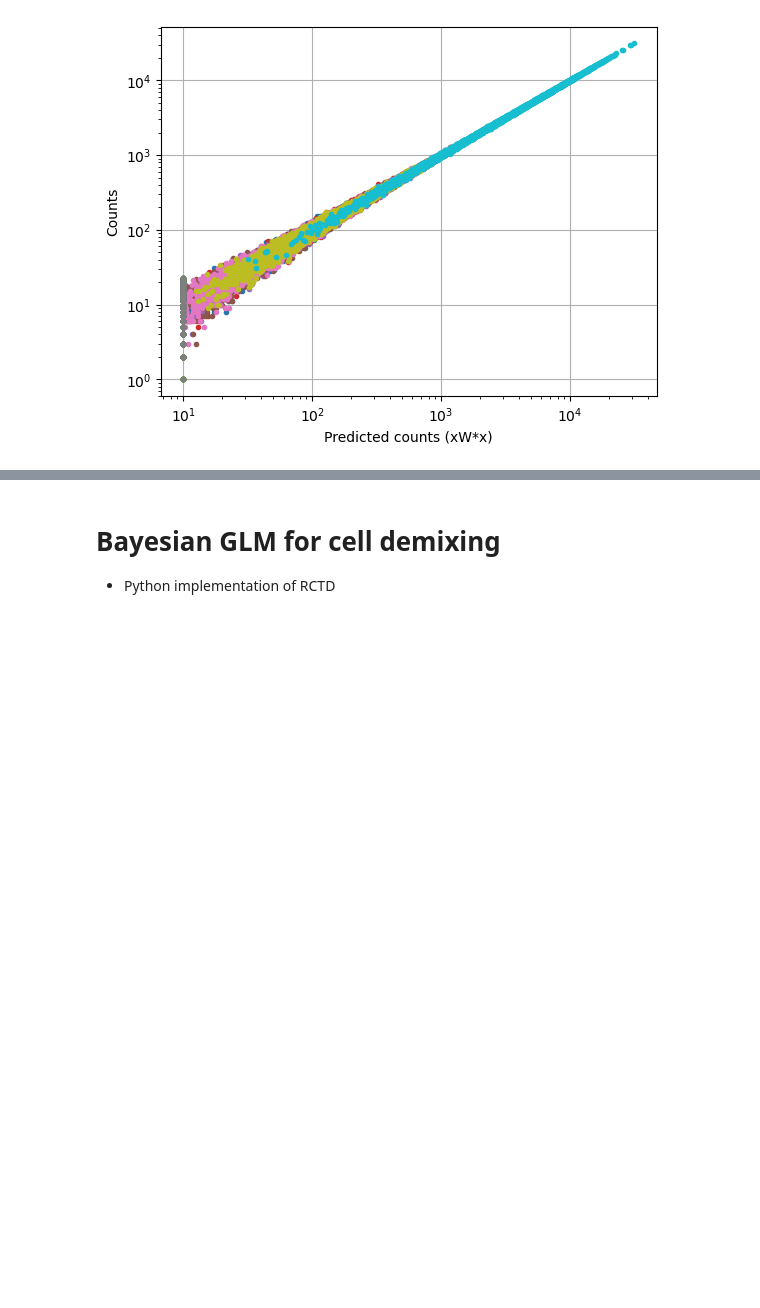
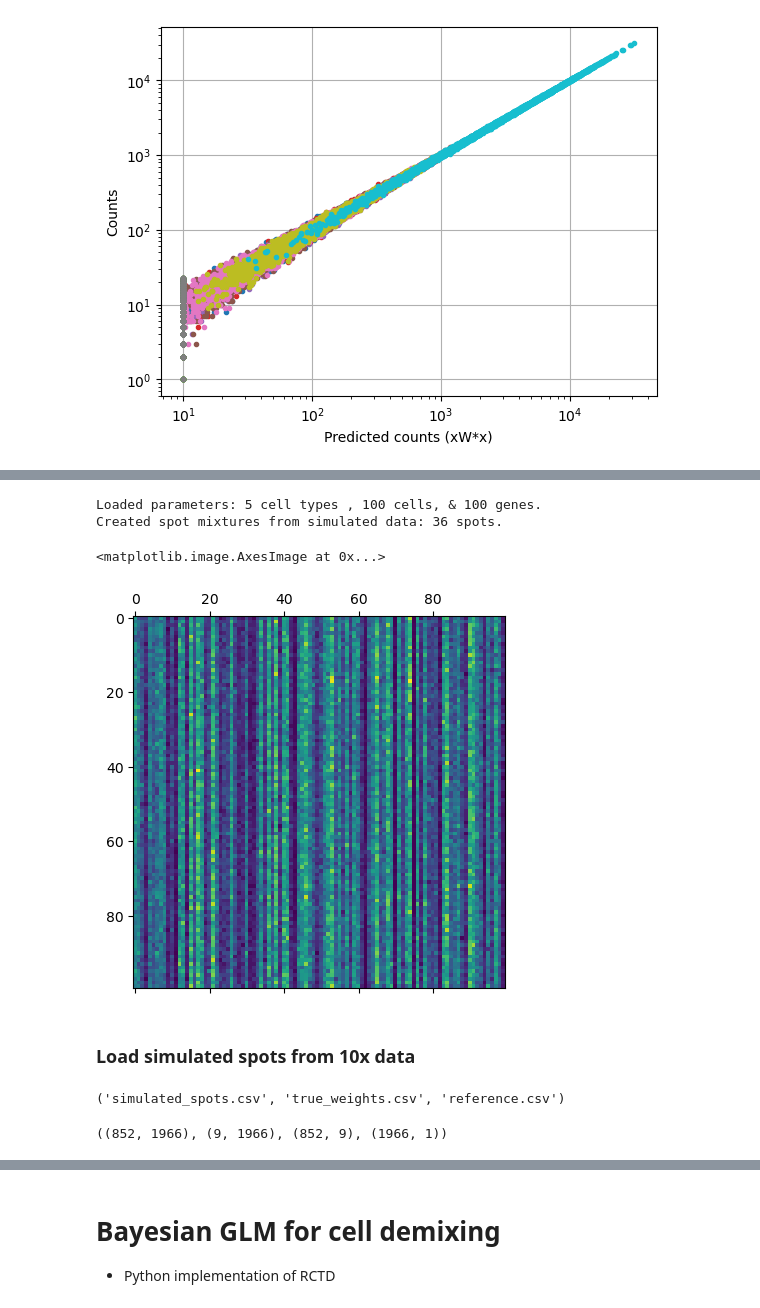
Before and after one commit to dmnburrows/spatial_transcriptomics, a Jupyter notebook: cell_decomp.ipynb, the cells around one changed output, grey strips where cells are left out. Cells and saved outputs as stored; diff of their text form; code cells hidden in the pictures; blank space fills up the shorter version.

```diff
--- a/cell_decomp.ipynb
+++ b/cell_decomp.ipynb
@@ -165,0 +168,16 @@ plt.grid()
+# %%
+n_clusts = 5
+n_genes = 100
+n_cells = 100
+rate_range = 0,40 #max and min of uniform distribution for generating rates
+rho = 0.2 #Shared:Independent ratio variance of gene expression across cell types
+mode = 'alpha' #CHANGE!
+noise_type = 'gaussian' #CHANGE!
+
+#Simulate spot data from simulated gene expression
+spot_sim = cdfn.simulate_cell_mix(n_clusts, n_cells, n_genes).simulate_gene_exp(rate_range, rho)
+n_spots = spot_sim.__dict__['n_spots']
+spots = spot_sim.__dict__['spots']
+ref_exp = spot_sim.__dict__['mean_exps']
+prop_vec = spot_sim.__dict__['prop_vec']
+#spots = cdfn.add_noise(spots, per=None, a_std=x, g_std=None, e_std=None, noise_type=noise_type) #CHANGE!
@@ -165,0 +245,33 @@ plt.grid()
+# %%
+n_clusts = 5
+n_genes = 100
+n_cells = 100
+rate_range = 0,40 #max and min of uniform distribution for generating rates
+rho = 0.9 #Shared:Independent ratio variance of gene expression across cell types
+mode = 'alpha' #CHANGE!
+noise_type = 'gaussian' #CHANGE!
+
+#Simulate spot data from simulated gene expression
+spot_sim = cdfn.simulate_cell_mix(n_clusts, n_cells, n_genes).simulate_gene_exp(rate_range, rho)
+n_spots = spot_sim.__dict__['n_spots']
+spots = spot_sim.__dict__['spots']
+ref_exp = spot_sim.__dict__['mean_exps']
+prop_vec = spot_sim.__dict__['prop_vec']
+#spots = cdfn.add_noise(spots, per=None, a_std=x, g_std=None, e_std=None, noise_type=noise_type) #CHANGE!
+
+plt.matshow(spot_sim.__dict__['cell_counts'])
+# %% [output]
+Loaded parameters: 5 cell types , 100 cells, & 100 genes.
+Created spot mixtures from simulated data: 36 spots.
+<matplotlib.image.AxesImage at 0x...>
+[figure, added]
+# %% [markdown]
+### Load simulated spots from 10x data
+# %%
+## Load simulated data from R
+spots_st = adfn.return_files(s_data, 'spatial_transcriptomics/simulate_10x_spots/data1/', '*simulated_spots*')[0]
+props_st = adfn.return_files(s_data, 'spatial_transcriptomics/simulate_10x_spots/data1/', '*true*')[0]
+ref_st = adfn.return_files(s_data, 'spatial_transcriptomics/simulate_10x_spots/data1/', '*ref*')[0]
+spots_st, props_st, ref_st
+# %% [output]
+('simulated_spots.csv', 'true_weights.csv', 'reference.csv')
@@ -165,0 +298,4 @@ plt.grid()
+# %%
+spots.shape, ref_exp.shape, prop_vec.shape, de_st.shape
+# %% [output]
+((852, 1966), (9, 1966), (852, 9), (1966, 1))
```
Also changed, not shown: parts of 31 cells of this notebook, 2 other files.
